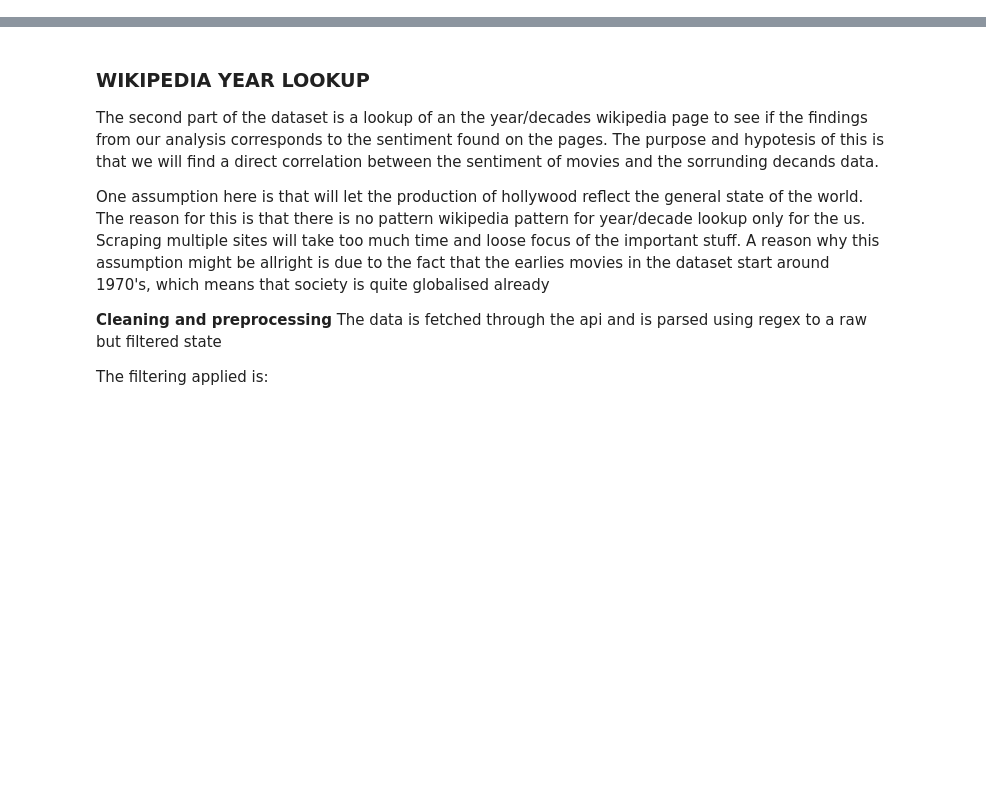
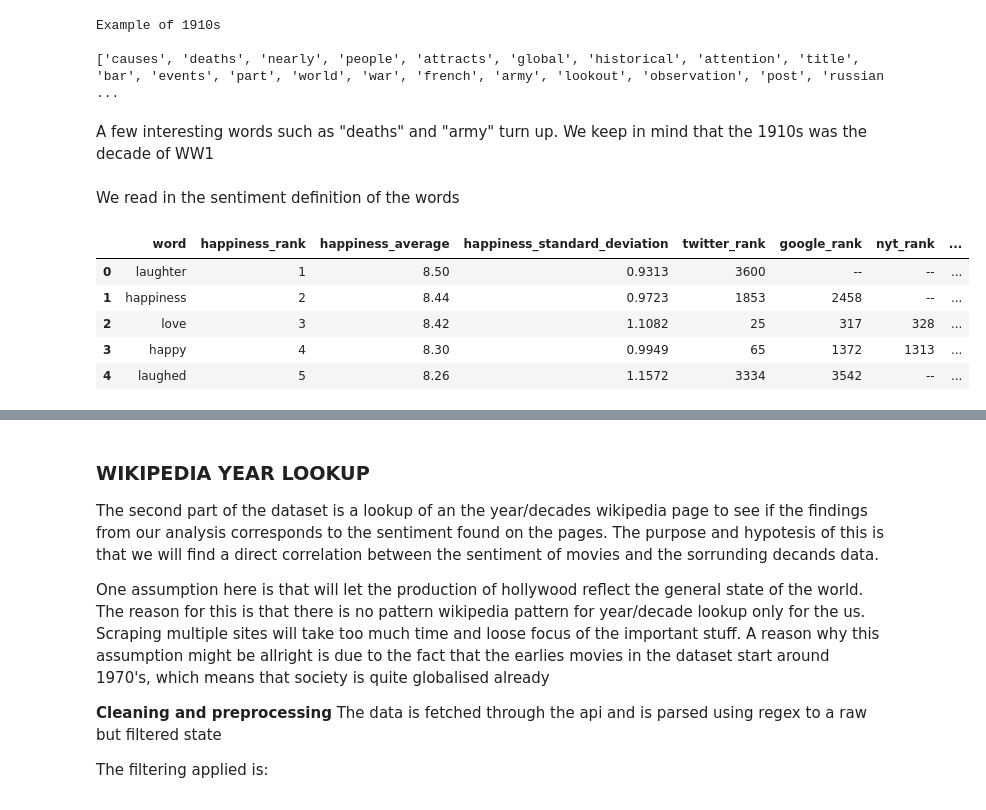
Before and after one commit to GSHDK/Social-Graphs-and-Interactions, a Jupyter notebook: Project assignment B-Wikipedia.ipynb, the cells around one changed output, grey strips where cells are left out. Cells and saved outputs as stored; diff of their text form; code cells hidden in the pictures; blank space fills up the shorter version.

```diff
--- a/Project assignment B-Wikipedia.ipynb
+++ b/Project assignment B-Wikipedia.ipynb
@@ -64,0 +118,12 @@ Every listed element should be written in the following way:
+# %%
+print("Example of {0}s".format(decades[0]))
+print()
+print("{0} ...".format(wiki_decades[0][20:40]))
+# %% [output]
+Example of 1910s
+
+['causes', 'deaths', 'nearly', 'people', 'attracts', 'global', 'historical', 'attention', 'title', 'bar', 'events', 'part', 'world', 'war', 'french', 'army', 'lookout', 'observation', 'post', 'russian ...
+# %% [markdown]
+A few interesting words such as "deaths" and "army" turn up. We keep in mind that the 1910s was the decade of WW1
+# %% [markdown]
+We read in the sentiment definition of the words
@@ -64,0 +138,9 @@ Every listed element should be written in the following way:
+# %%
+sentiment.head()
+# %% [output]
+|  | word | happiness_rank | happiness_average | happiness_standard_deviation | twitter_rank | google_rank | nyt_rank | ... |
+| 0 | laughter | 1 | 8.50 | 0.9313 | 3600 | -- | -- | ... |
+| 1 | happiness | 2 | 8.44 | 0.9723 | 1853 | 2458 | -- | ... |
+| 2 | love | 3 | 8.42 | 1.1082 | 25 | 317 | 328 | ... |
+| 3 | happy | 4 | 8.30 | 0.9949 | 65 | 1372 | 1313 | ... |
+| 4 | laughed | 5 | 8.26 | 1.1572 | 3334 | 3542 | -- | ... |
```
Also changed, not shown: parts of 66 cells of this notebook.
